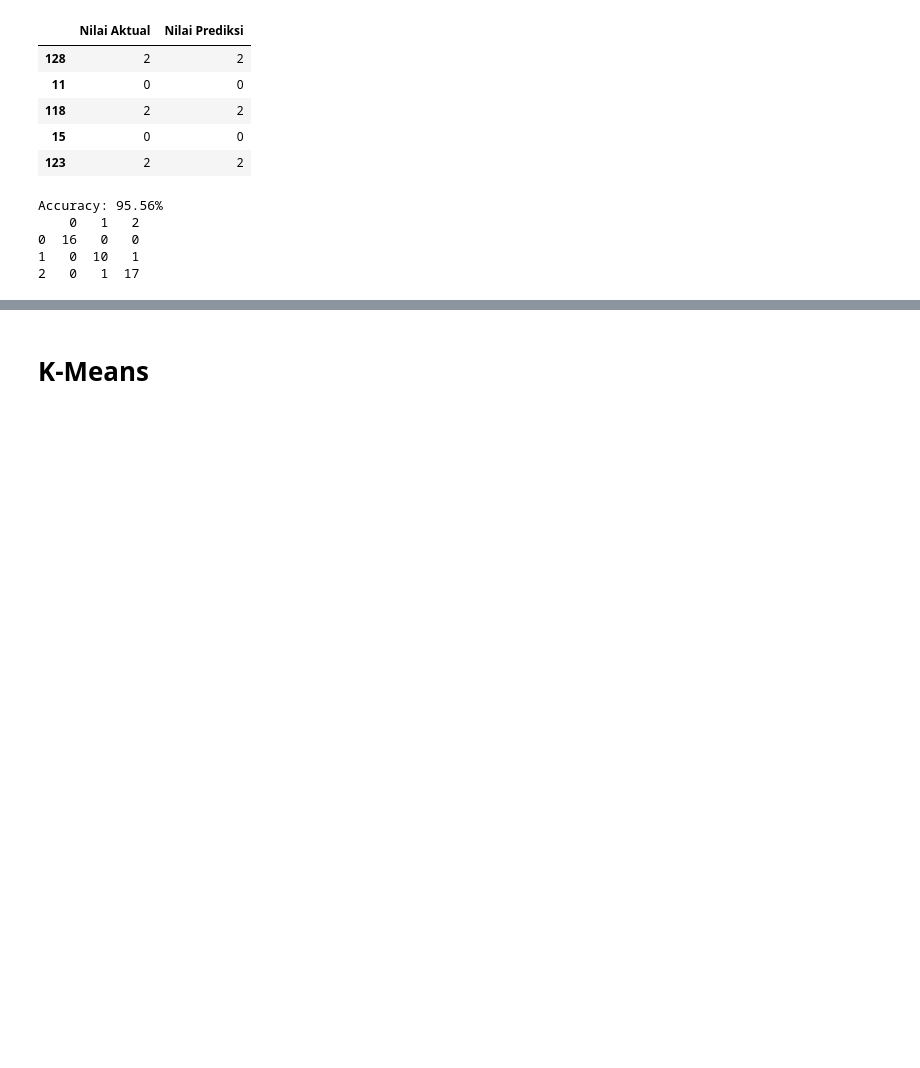
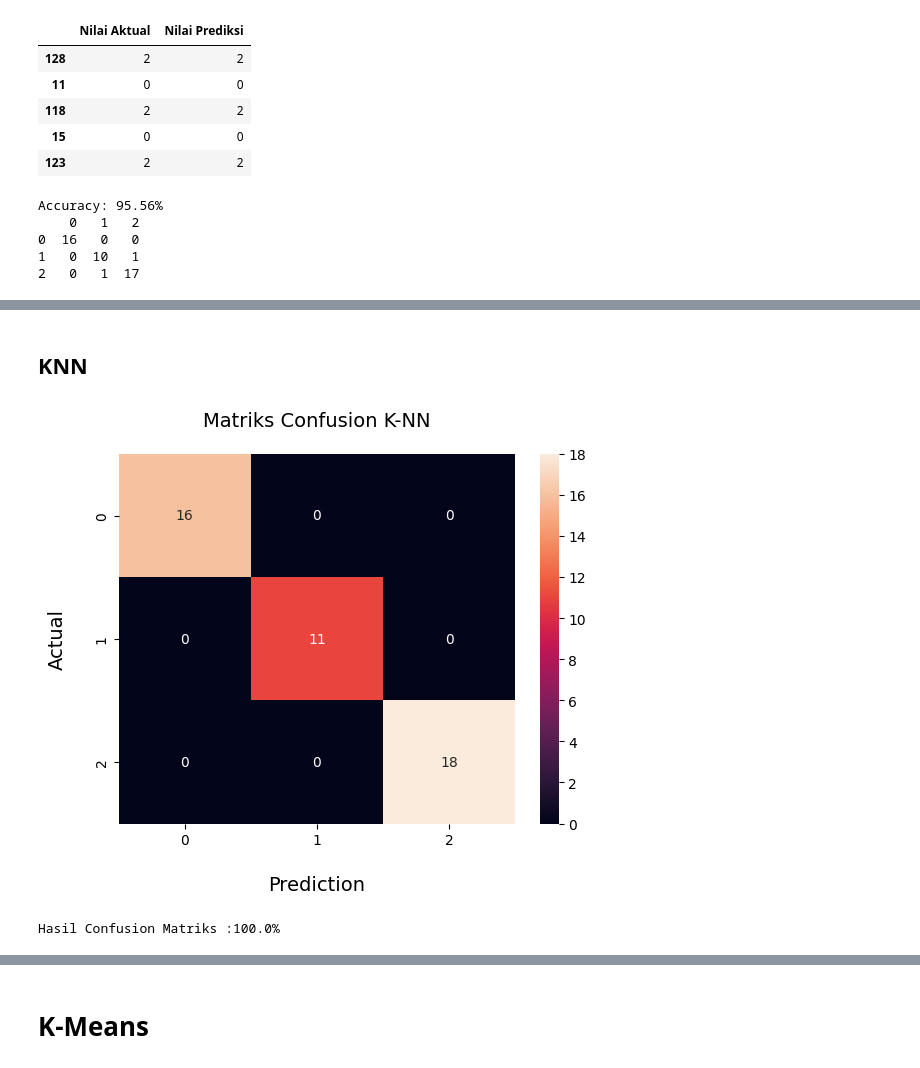
Before and after one commit to fnilvuwu/iris-classification-ml, a Jupyter notebook: iris_classification_ml.ipynb, the cells around one changed output, grey strips where cells are left out. Drawn from its saved outputs; the diff is of its cells as text; code cells hidden in the pictures; blank space fills up the shorter version.

```diff
--- a/iris_classification_ml.ipynb
+++ b/iris_classification_ml.ipynb
@@ -230,0 +297,7 @@ sns.kdeplot(y_pred_clf, color="b", label="Fitted Values" , ax=ax1)
+# %% [markdown]
+## KNN
+# %%
+get_conf_matriks(y_test, y_pred_knn, title='Matriks Confusion K-NN')
+# %% [output]
+[figure, added]
+Hasil Confusion Matriks :100.0%
```
Also changed, not shown: parts of 29 cells of this notebook.
